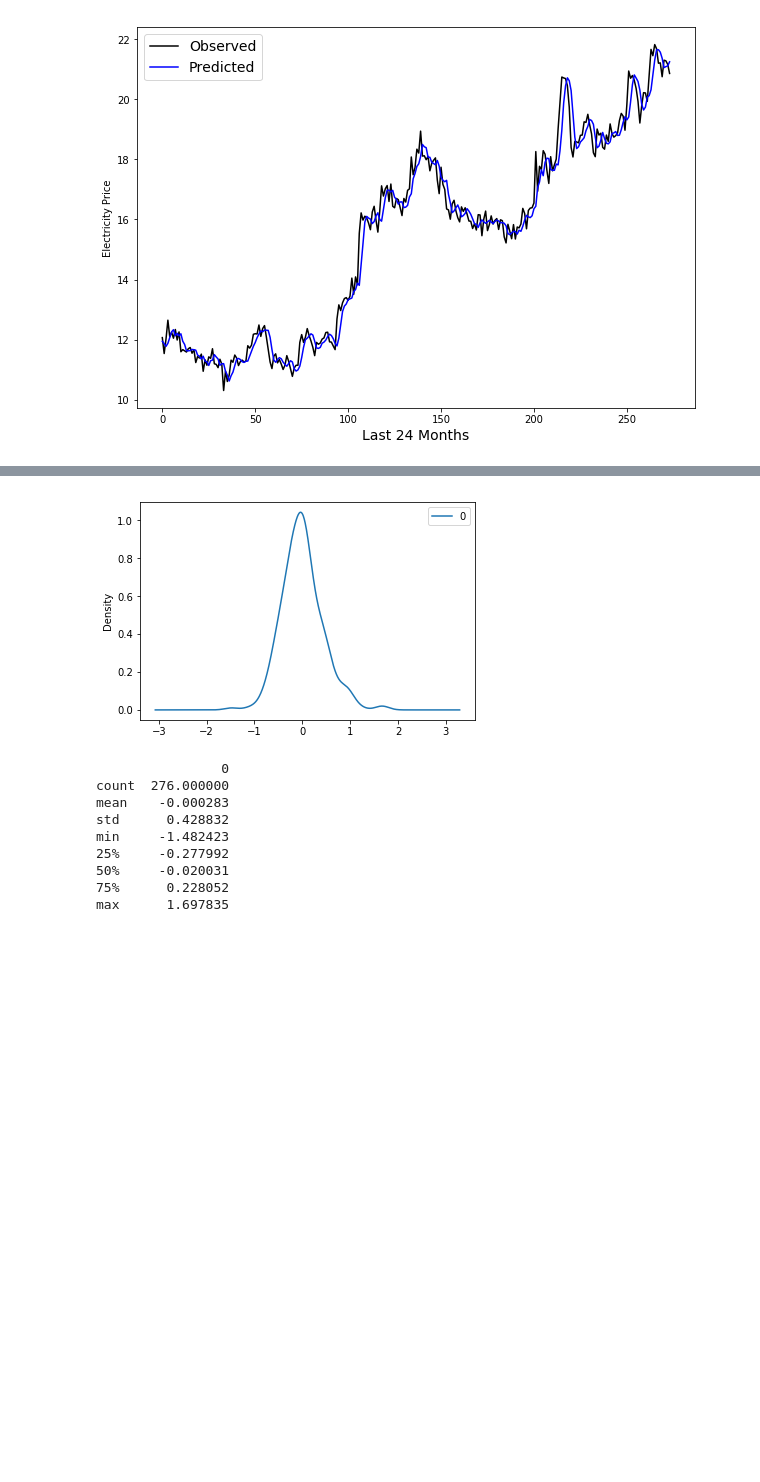
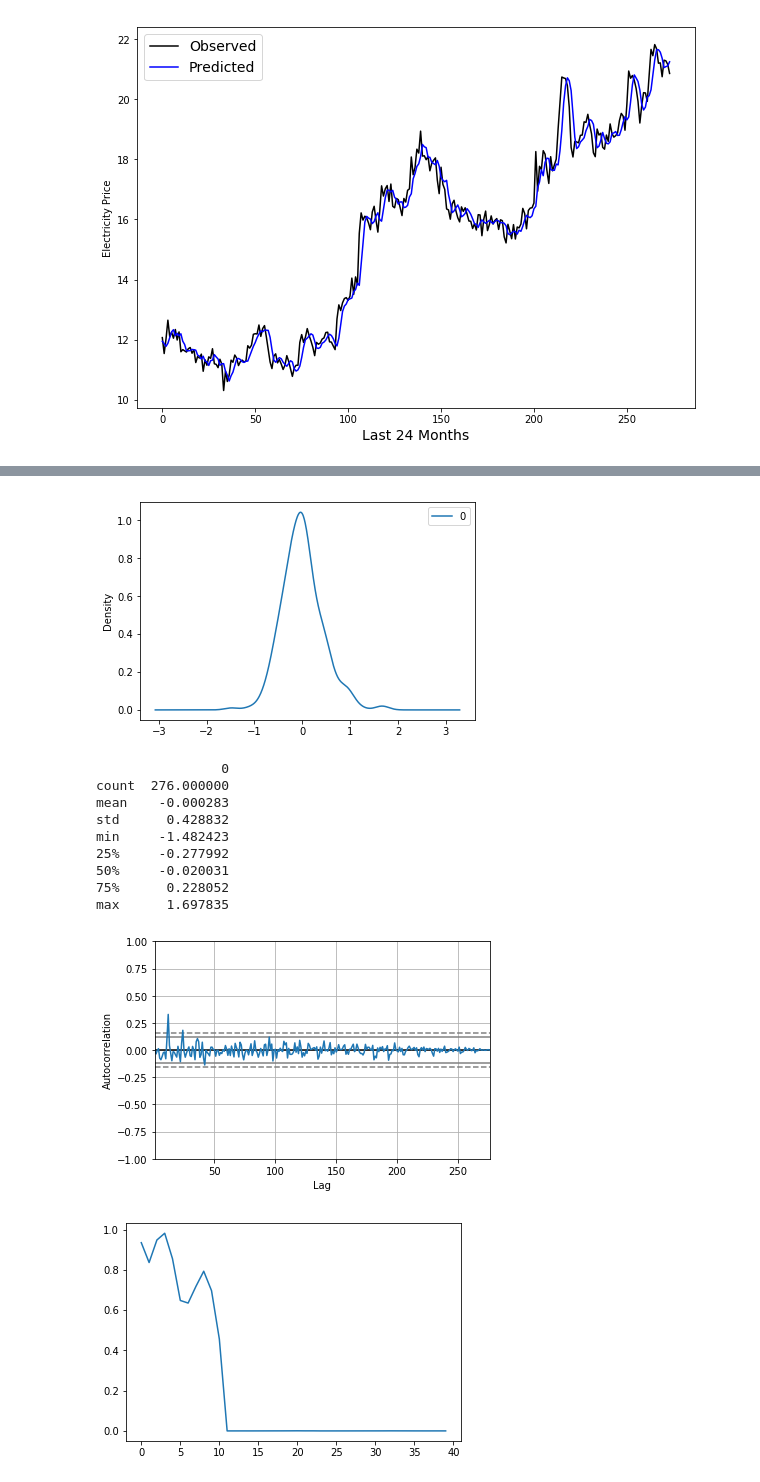
Before and after one commit to ahotaling/STAT_330_Project, a Jupyter notebook: Notebooks/stat330_initialdive.ipynb, the cells around one changed output, grey strips where cells are left out. Cells and saved outputs as stored; diff of their text form; code cells hidden in the pictures; blank space fills up the shorter version.

```diff
--- a/Notebooks/stat330_initialdive.ipynb
+++ b/Notebooks/stat330_initialdive.ipynb
@@ -458,6 +554,10 @@ residuals.plot()
 plt.show()
 residuals.plot(kind='kde')
 plt.show()
+autocorrelation_plot(residuals)
+test = acorr_ljungbox(residuals)
+fig, ax = plt.subplots()
+ax.plot(test[1])
 print(residuals.describe())
 # %% [output]
                               ARIMA Model Results
@@ -470,24 +570,26 @@ Time:                         17:59:55   BIC                            331.730
 Sample:                              1   HQIC                           325.228
 
 =============================================================================================
                                 coef    std err          z      P>|z|      [0.025      0.975]
 ---------------------------------------------------------------------------------------------
 const                         0.0314      0.022      1.401      0.162      -0.013       0.075
 ar.L1.D.Electricity Price    -0.1497      0.060     -2.511      0.013      -0.267      -0.033
                                     Roots
 =============================================================================
                   Real          Imaginary           Modulus         Frequency
 -----------------------------------------------------------------------------
 AR.1           -6.6791           +0.0000j            6.6791            0.5000
 -----------------------------------------------------------------------------
 [figure]
 [figure]
                 0
 count  276.000000
 mean    -0.000283
 std      0.428832
 min     -1.482423
 25%     -0.277992
 50%     -0.020031
 75%      0.228052
 max      1.697835
+[figure, added]
+[figure, added]
```
Also changed, not shown: parts of 17 cells of this notebook.
